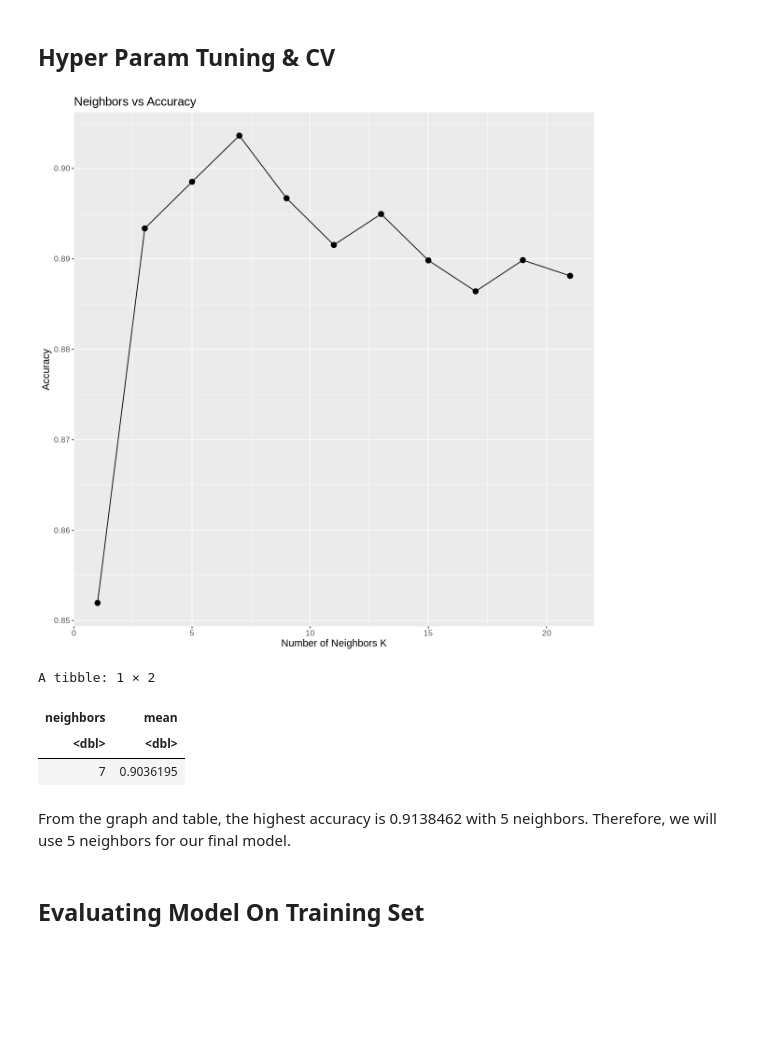
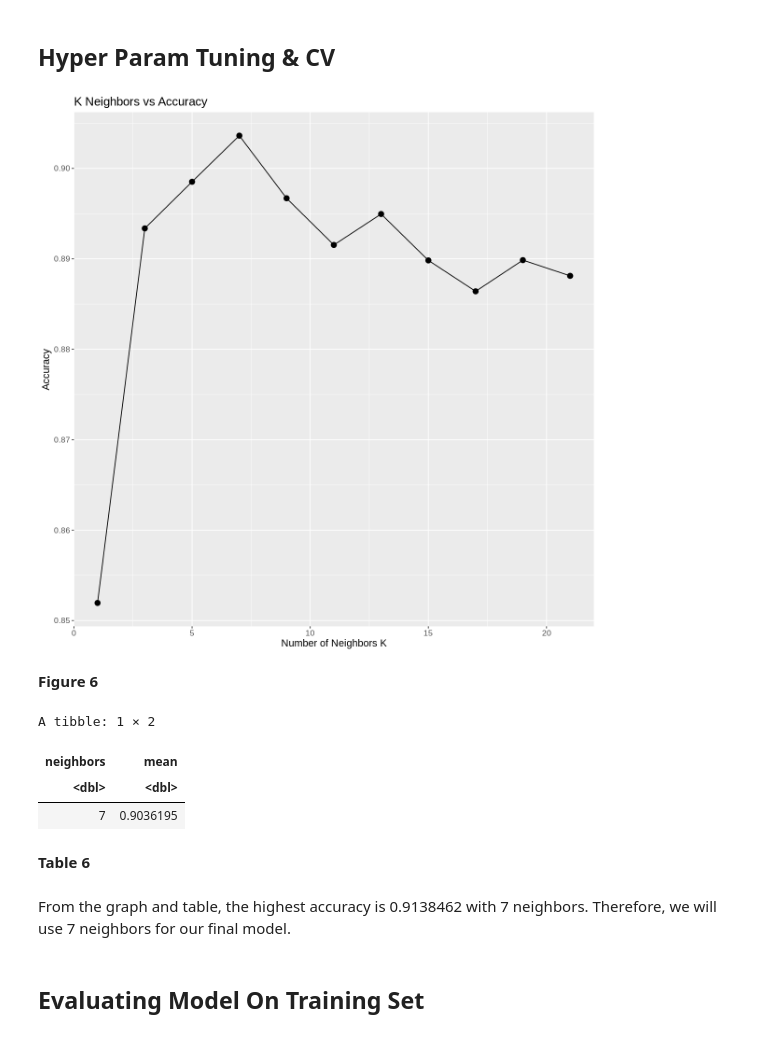
Before and after one commit to jimwei6/Fraud-Detection-Data-Analysis, a Jupyter notebook: project_final.ipynb, the cells around one changed output. Saved outputs shown, nothing was run; the diff lists cells and outputs as text; code cells hidden in the pictures; blank space fills up the shorter version.

```diff
--- a/project_final.ipynb
+++ b/project_final.ipynb
@@ -295,31 +314,33 @@ audit_recipe = recipe(RISK ~ ., data = audit_training) |>
 # %%
 options(repr.plot.width = 10, repr.plot.height = 10)
 
 audit_vfold = vfold_cv(audit_training, v = 5, strata = RISK)
 
 k_vals = tibble(neighbors=seq(from = 1, to = 21, by = 2))
 
 knn_tune = nearest_neighbor(weight_func = "rectangular",  neighbors = tune()) |>
     set_engine("kknn") |>
     set_mode("classification")
 
 knn_cv = workflow() |>
     add_recipe(audit_recipe) |>
     add_model(knn_tune) |>
     tune_grid(resamples = audit_vfold, grid = k_vals) |>
     collect_metrics()
 
 knn_cv_plot = knn_cv |>
     filter(.metric == "accuracy") |>
     ggplot(aes(x=neighbors, y=mean)) +
         geom_point(size=3) +
         geom_line() +
-        labs(x="Number of Neighbors K", y="Accuracy", title="Neighbors vs Accuracy") +
+        labs(x="Number of Neighbors K", y="Accuracy", title="K Neighbors vs Accuracy") +
         theme(text = element_text(size = 13))
 
 knn_cv_plot
 # %% [output]
-[figure, old version]
+[figure, new version]
+# %% [markdown]
+<b>Figure 6</b>
 # %%
 best_row = knn_cv |>
     filter(.metric == "accuracy") |>
@@ -337,8 +358,10 @@ A tibble: 1 × 2
 | neighbors | mean |
 | <dbl> | <dbl> |
 | 7 | 0.9036195 |
+# %% [markdown]
+<b>Table 6</b>
 # %% [markdown]
-From the graph and table, the highest accuracy is 0.9138462 with 5 neighbors. Therefore, we will use 5 neighbors for our final model.
+From the graph and table, the highest accuracy is 0.9138462 with 7 neighbors. Therefore, we will use 7 neighbors for our final model.
 # %%
 knn_spec = nearest_neighbor(weight_func = "rectangular",  neighbors = best_k) |>
     set_engine("kknn") |>
```
Also changed, not shown: parts of 37 cells of this notebook.
